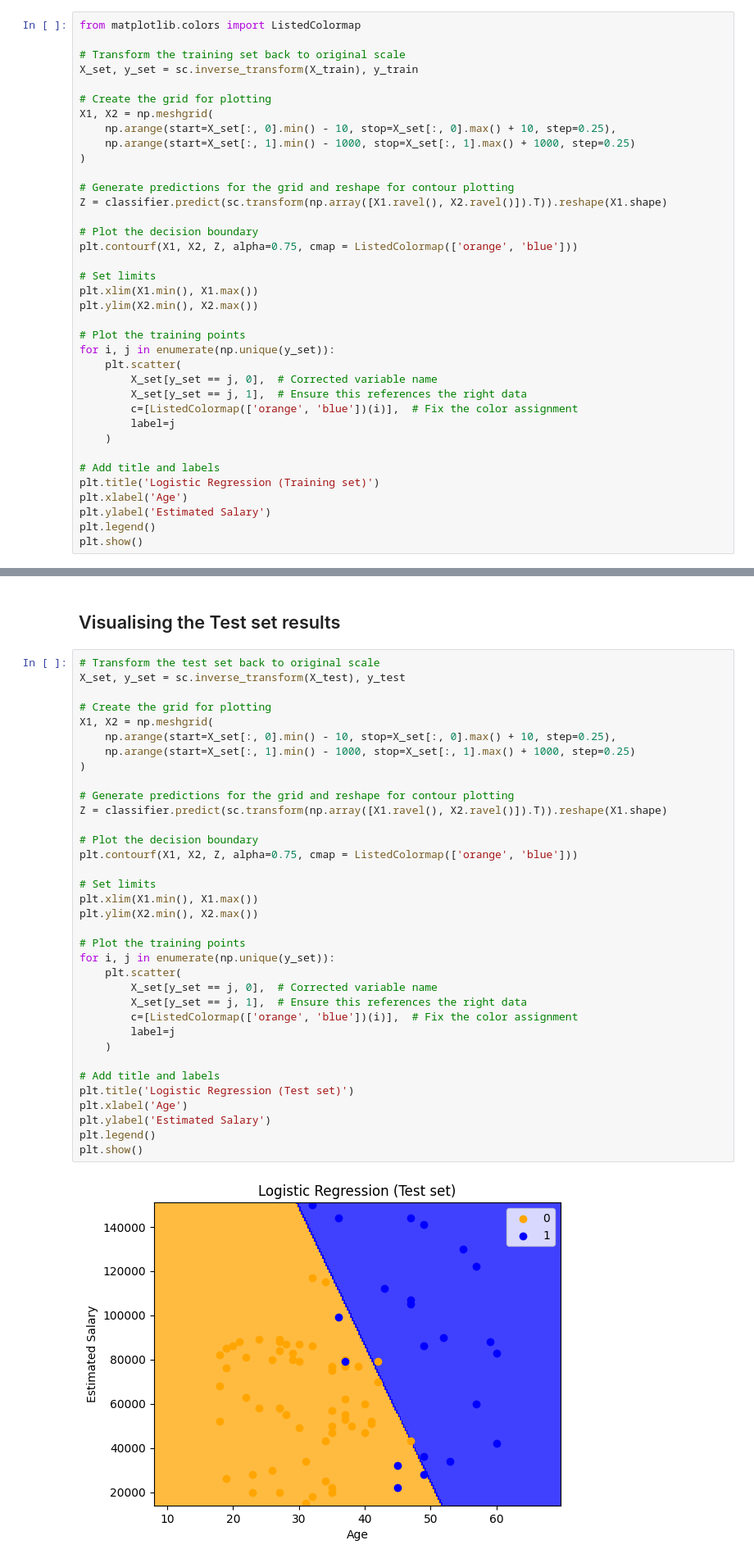
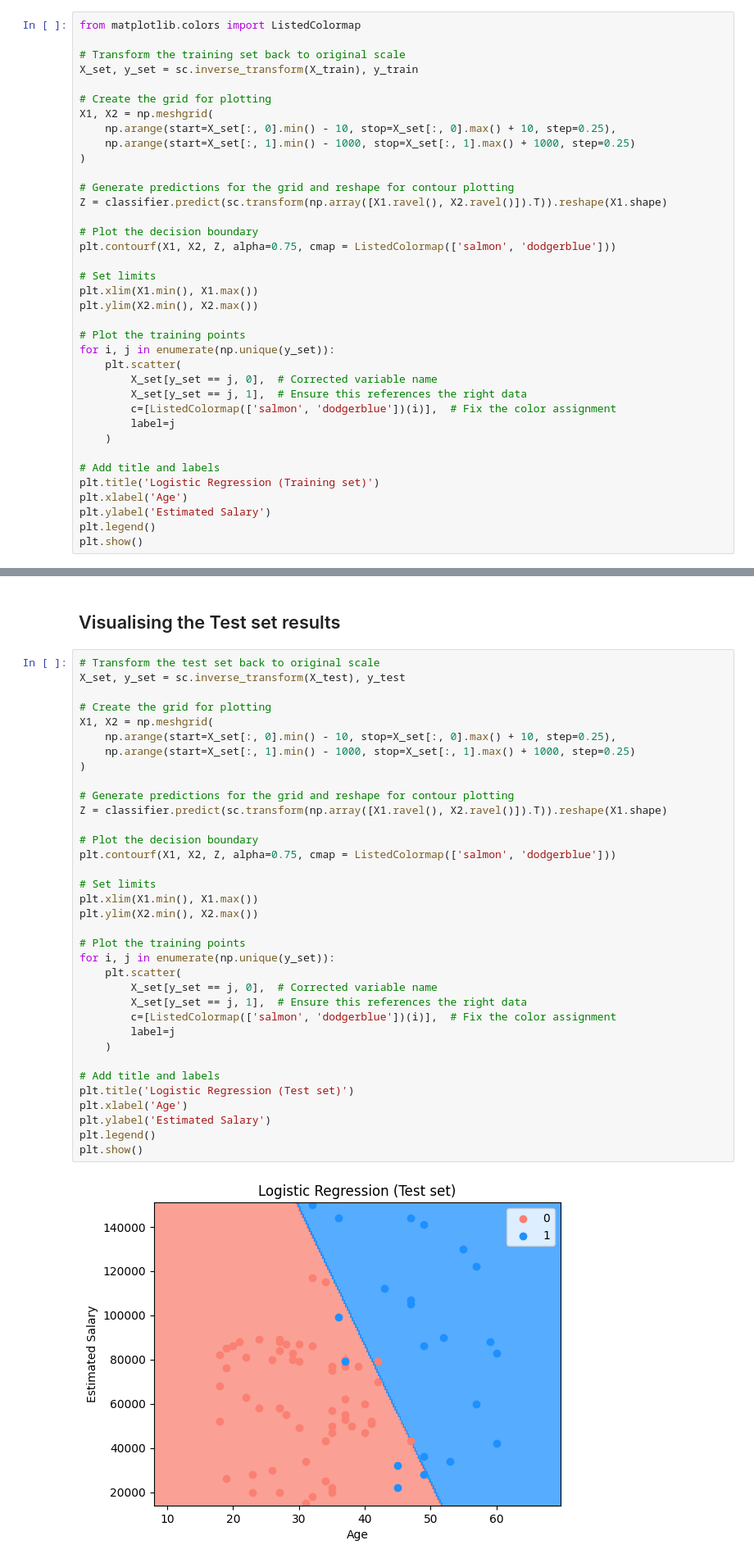
Before and after one commit to Vimukthi-Nuwan/Machine_Learning, a Jupyter notebook: Classification/logistic_regression.ipynb, the cells around one changed output, grey strips where cells are left out. Shown: that part at 82% size. Cells and saved outputs as stored; diff of their text form.

```diff
--- a/Classification/logistic_regression.ipynb
+++ b/Classification/logistic_regression.ipynb
@@ -165,7 +165,7 @@ X1, X2 = np.meshgrid(
 Z = classifier.predict(sc.transform(np.array([X1.ravel(), X2.ravel()]).T)).reshape(X1.shape)
 
 # Plot the decision boundary
-plt.contourf(X1, X2, Z, alpha=0.75, cmap = ListedColormap(['orange', 'blue']))
+plt.contourf(X1, X2, Z, alpha=0.75, cmap = ListedColormap(['salmon', 'dodgerblue']))
 
 # Set limits
 plt.xlim(X1.min(), X1.max())
@@ -176,7 +176,7 @@ for i, j in enumerate(np.unique(y_set)):
     plt.scatter(
         X_set[y_set == j, 0],  # Corrected variable name
         X_set[y_set == j, 1],  # Ensure this references the right data
-        c=[ListedColormap(['orange', 'blue'])(i)],  # Fix the color assignment
+        c=[ListedColormap(['salmon', 'dodgerblue'])(i)],  # Fix the color assignment
         label=j
     )
 
@@ -197,33 +197,33 @@ X_set, y_set = sc.inverse_transform(X_test), y_test
 # Create the grid for plotting
 X1, X2 = np.meshgrid(
     np.arange(start=X_set[:, 0].min() - 10, stop=X_set[:, 0].max() + 10, step=0.25),
     np.arange(start=X_set[:, 1].min() - 1000, stop=X_set[:, 1].max() + 1000, step=0.25)
 )
 
 # Generate predictions for the grid and reshape for contour plotting
 Z = classifier.predict(sc.transform(np.array([X1.ravel(), X2.ravel()]).T)).reshape(X1.shape)
 
 # Plot the decision boundary
-plt.contourf(X1, X2, Z, alpha=0.75, cmap = ListedColormap(['orange', 'blue']))
+plt.contourf(X1, X2, Z, alpha=0.75, cmap = ListedColormap(['salmon', 'dodgerblue']))
 
 # Set limits
 plt.xlim(X1.min(), X1.max())
 plt.ylim(X2.min(), X2.max())
 
 # Plot the training points
 for i, j in enumerate(np.unique(y_set)):
     plt.scatter(
         X_set[y_set == j, 0],  # Corrected variable name
         X_set[y_set == j, 1],  # Ensure this references the right data
-        c=[ListedColormap(['orange', 'blue'])(i)],  # Fix the color assignment
+        c=[ListedColormap(['salmon', 'dodgerblue'])(i)],  # Fix the color assignment
         label=j
     )
 
 # Add title and labels
 plt.title('Logistic Regression (Test set)')
 plt.xlabel('Age')
 plt.ylabel('Estimated Salary')
 plt.legend()
 plt.show()
 # %% [output]
-[figure, old version]
+[figure, new version]
```
Also changed, not shown: parts of 2 cells of this notebook.
